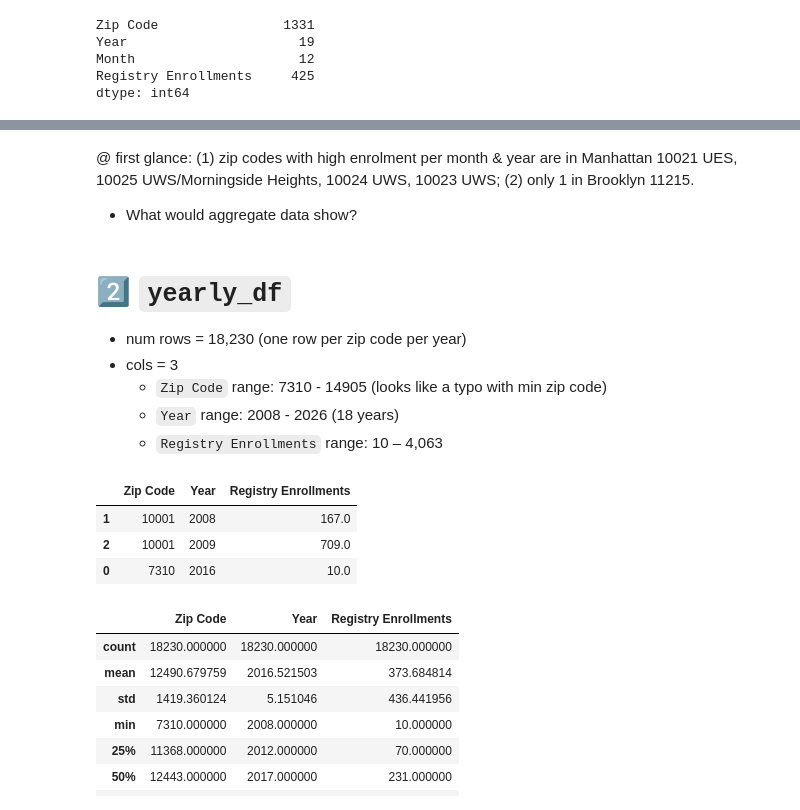
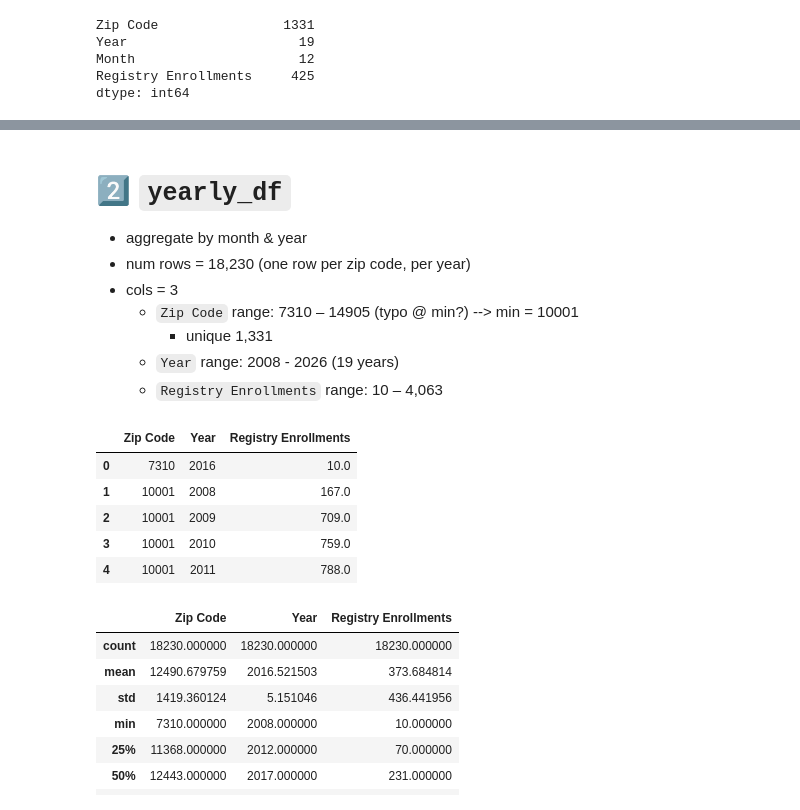
Before and after one commit to slp22/nys_donate_life, a Jupyter notebook: NYS Donate Life_start.ipynb, the cells around one changed output, grey strips where cells are left out. Saved outputs shown, nothing was run; the diff lists cells and outputs as text; code cells hidden in the pictures.

```diff
--- a/NYS Donate Life_start.ipynb
+++ b/NYS Donate Life_start.ipynb
@@ -13,8 +13,7 @@ import numpy as np
 import matplotlib.pyplot as plt
 import seaborn as sns
 # %%
-# donate_df = pd.read_csv('New_York_State_Donate_Life_Registry_Enrollment_by_Zip_Code_20260228.csv', low_memory=False)
-# donate_df.head()
+donate_df = pd.read_csv('New_York_State_Donate_Life_Registry_Enrollment_by_Zip_Code_20260228.csv', low_memory=False)
 # %% [markdown]
 # 1️⃣ `donate_df`
 - num rows = 159,711 (one row per month, per year, per zip code)
@@ -75,5 +75,5 @@ Name: 4946, dtype: object
 # %%
 # replace all commas in `Registry Enrollments` col with nothing
-donate_df['Registry Enrollments'] = donate_df['Registry Enrollments'].str.replace(',', '')
+# donate_df['Registry Enrollments'] = donate_df['Registry Enrollments'].str.replace(',', '')
 # %%
 # show row again to verify comma is removed
@@ -87,5 +81,5 @@ Name: 4946, dtype: object
 # %%
 # attempt 2: convert `Registry Enrollments` col into a float
-donate_df["Registry Enrollments"] = pd.to_numeric(donate_df["Registry Enrollments"], downcast="float")
+# donate_df["Registry Enrollments"] = pd.to_numeric(donate_df["Registry Enrollments"], downcast="float")
 # %%
 # verify dtypes
@@ -117,30 +89,28 @@ donate_df.describe()
-# %% [markdown]
-@ first glance: (1) zip codes with high enrolment per month & year are in Manhattan 10021 UES, 10025 UWS/Morningside Heights, 10024 UWS, 10023 UWS; (2) only 1 in Brooklyn 11215.
-- What would aggregate data show?
 # %% [markdown]
 # 2️⃣ `yearly_df`
-- num rows = 18,230 (one row per zip code per year)
+- aggregate by month & year
+- num rows = 18,230 (one row per zip code, per year)
 - cols = 3
-    - `Zip Code` range: 7310 - 14905 (looks like a typo with min zip code)
-    - `Year` range: 2008 - 2026 (18 years)
+    - `Zip Code` range: 7310 – 14905 (typo @ min?) --> min = 10001
+        - unique 1,331
+    - `Year` range: 2008 - 2026 (19 years)
     - `Registry Enrollments` range: 10 – 4,063
 # %%
 # aggregate data by month & year
-
 yearly_df = (
     donate_df
     .groupby(["Zip Code", "Year"], as_index=False)
     .agg({
-        "Registry Enrollments": "sum"
-    })
-)
+        "Registry Enrollments": "sum"}))
 # %%
-yearly_df.head(3).sort_values('Year', ascending=True )
+yearly_df.head().sort_values('Zip Code', ascending=True )
 # %% [output]
 |  | Zip Code | Year | Registry Enrollments |
+| 0 | 7310 | 2016 | 10.0 |
 | 1 | 10001 | 2008 | 167.0 |
 | 2 | 10001 | 2009 | 709.0 |
-| 0 | 7310 | 2016 | 10.0 |
+| 3 | 10001 | 2010 | 759.0 |
+| 4 | 10001 | 2011 | 788.0 |
 # %%
 yearly_df.describe()
 # %% [output]
```
Also changed, not shown: parts of 12 cells of this notebook.
